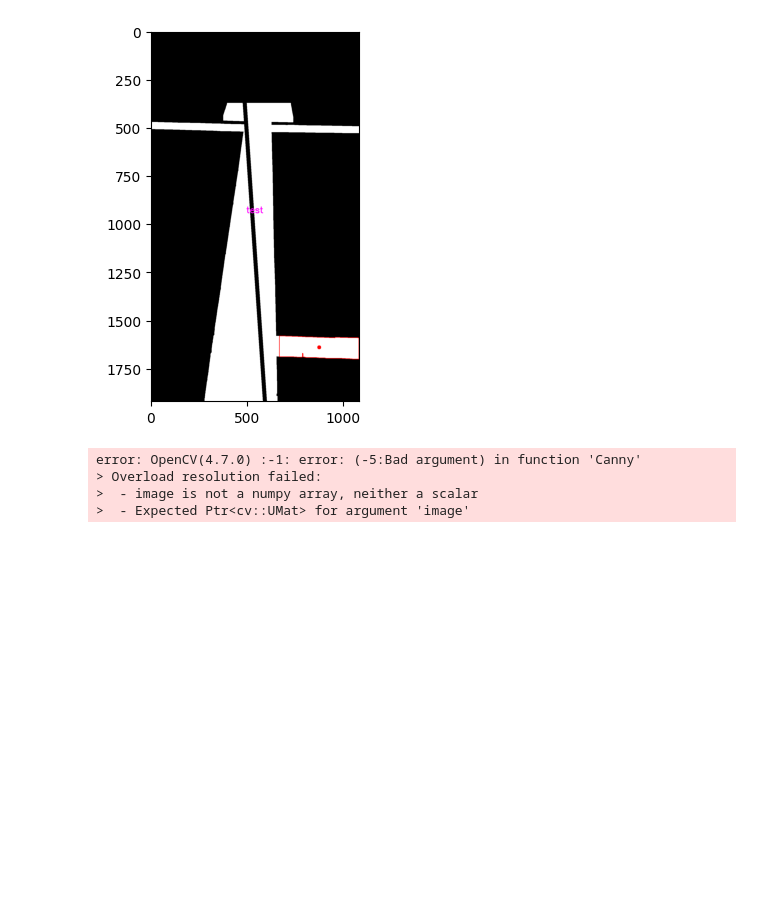
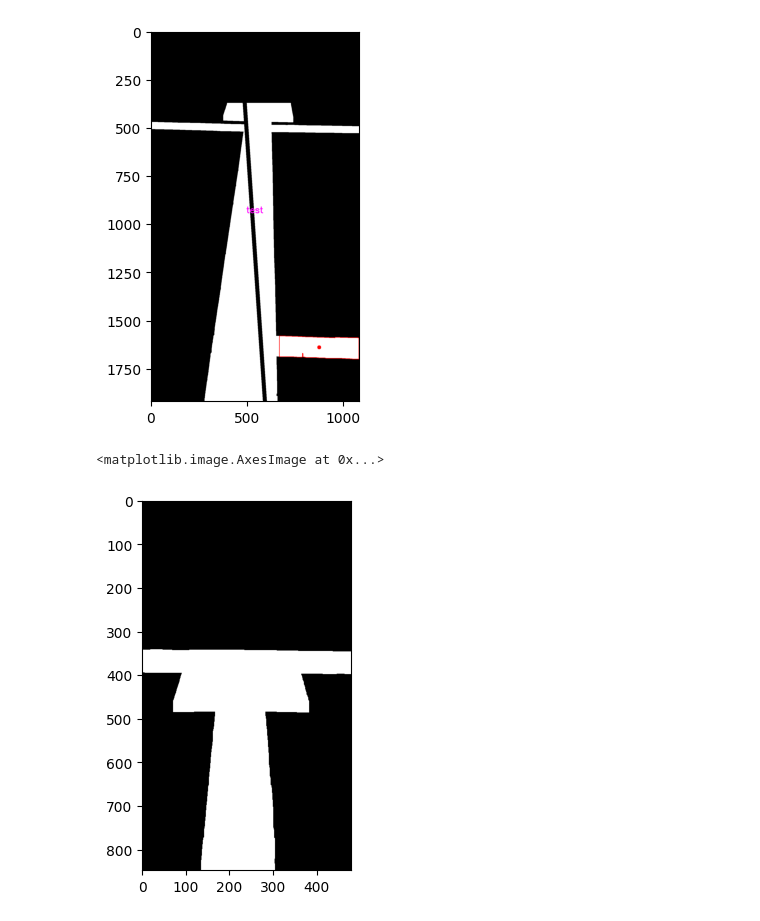
Before and after one commit to hendric-popma/project_bums, a Jupyter notebook: test_videps_frame.ipynb, the cells around one changed output. Drawn from its saved outputs; the diff is of its cells as text; code cells hidden in the pictures; blank space fills up the shorter version.

```diff
--- a/test_videps_frame.ipynb
+++ b/test_videps_frame.ipynb
@@ -99,10 +99,60 @@ from tools_class import *
 frames = frames[0:300]
 frames = frames[10][1]
 frame = FrameObject(frames)
-# %%
-frame.canny()
-# %% [output]
-error: OpenCV(4.7.0) :-1: error: (-5:Bad argument) in function 'Canny'
-> Overload resolution failed:
->  - image is not a numpy array, neither a scalar
->  - Expected Ptr<cv::UMat> for argument 'image'
+# %%
+import cv2
+from tools_class import user_input, FrameObject, FindDirection, Segmentation
+
+# Open the video file
+#video, line_color, total_frames = user_input()
+# init class/values for while loop
+
+frames = read_video_frames("/Users/hendricpopma/Documents/Uni/Uni_6_Sem/Bums/test_videos/muenchen5.mp4")
+line_color = "W"
+direct = FindDirection()
+
+#loop through all frames of video
+# while video.isOpened():
+#     #Read a single frame
+#     ret, frame = video.read()
+#     if not ret:
+#         print("Error load frame")
+#         break
+
+frame = frames[130][1]
+#Create a Frame Object
+frame = FrameObject(frame)
+#get image from FrameObject
+img = frame.img
+
+#Create Segmemtation Object
+seg = Segmentation(frame, line_color)
+#get the orientation line
+img_seg = seg.get_orientation_lines()
+# #plt.imshow(img_seg)
+# frame.build_center_line(img_seg)
+# #used later to find the directions
+# img = frame.make_block_over_center_line()
+
+# # Get Values from FrameObject to Direction Object
+# direct.get_values_from_frame_object(frame)
+# direct.wait_for_complete_contour(img)
+# direct.find_nearest_line(img_seg)
+# direct.check_where_to_go()
+# res_text = direct.smooth_output()
+# frame.text_in_frame(res_text)
+# frame_show = frame.overlay_segmentation(img_seg)
+
+
+plt.imshow(img_seg)
+# # Check for key press to exit
+# if cv2.waitKey(1) & 0xFF == ord('q'):
+#     break
+# if video.get(cv2.CAP_PROP_POS_FRAMES) == total_frames:
+#     break
+# # Release the video objects and close the windows
+# video.release()
+# cv2.destroyAllWindows()
+# %% [output]
+<matplotlib.image.AxesImage at 0x...>
+[figure, added]
```
Also changed, not shown: 5 other files.
